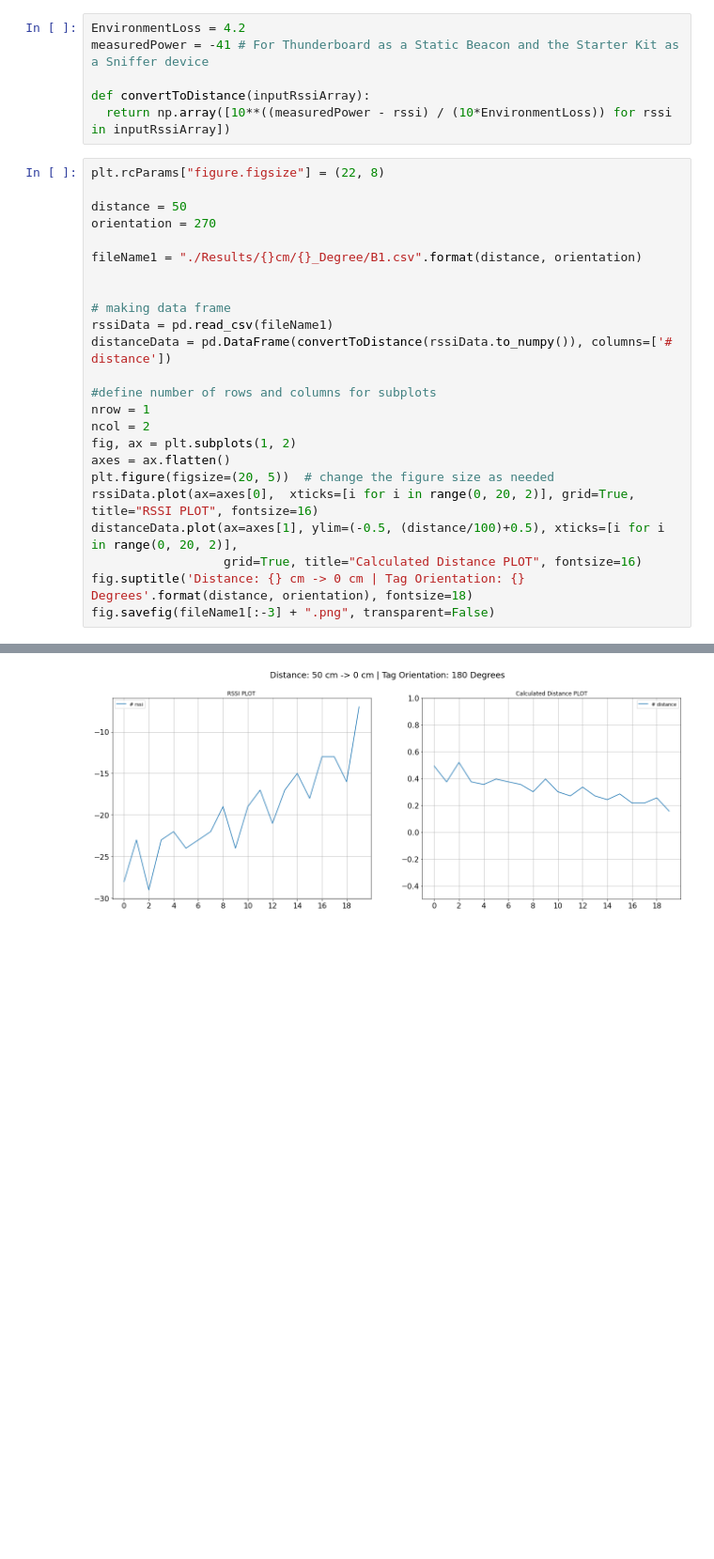
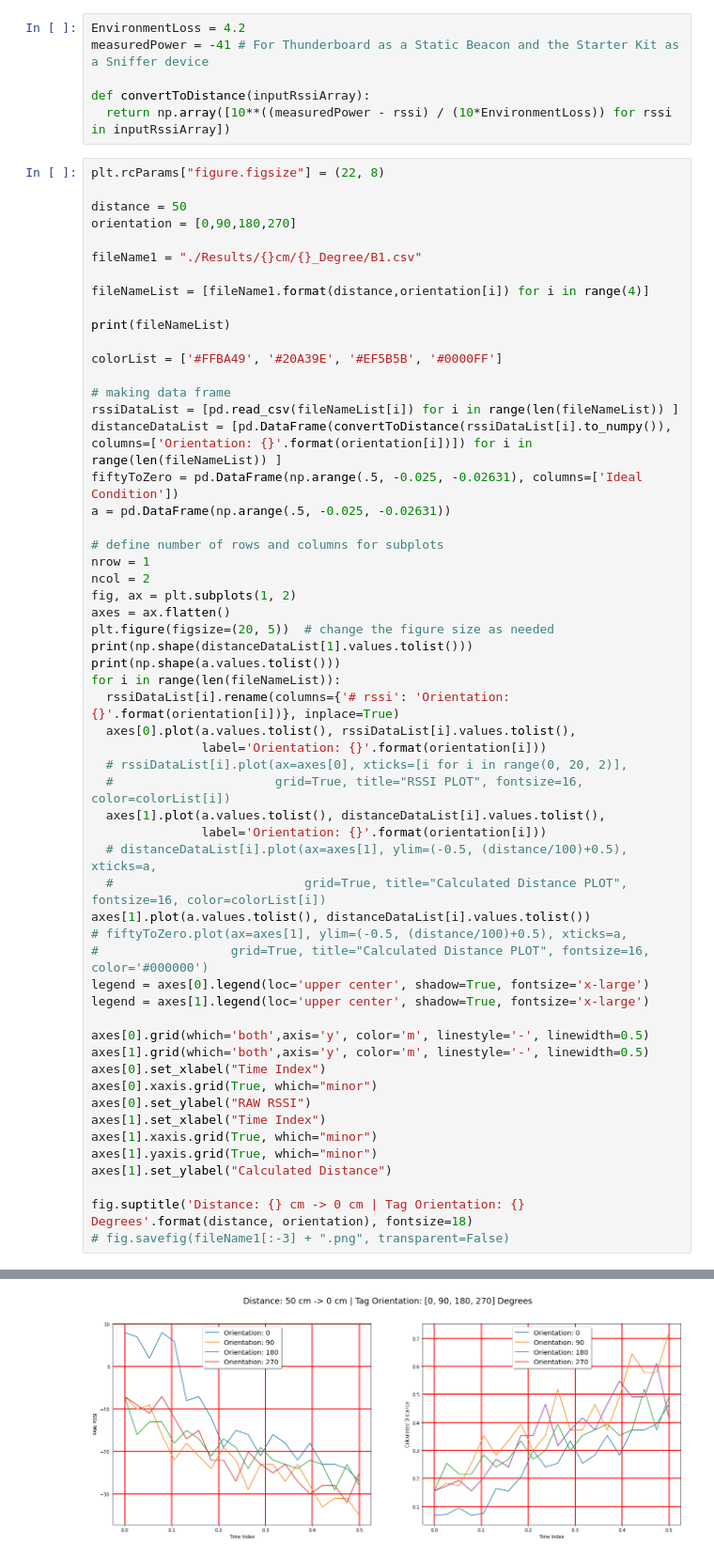
Before and after one commit to jenish-rudani/BLE-Tools-RTLS-Guard, a Jupyter notebook: ScannerTag/analysis.ipynb, the cells around one changed output, grey strips where cells are left out. Shown: that part at 94% size. Cells and saved outputs as stored; diff of their text form; blank space fills up the shorter version.

Commit message:
updated scanner app and merged plots

```diff
--- a/ScannerTag/analysis.ipynb
+++ b/ScannerTag/analysis.ipynb
@@ -13,24 +12,56 @@ def convertToDistance(inputRssiArray):
 plt.rcParams["figure.figsize"] = (22, 8)
 
 distance = 50
-orientation = 270
+orientation = [0,90,180,270]
 
-fileName1 = "./Results/{}cm/{}_Degree/B1.csv".format(distance, orientation)
+fileName1 = "./Results/{}cm/{}_Degree/B1.csv"
 
+fileNameList = [fileName1.format(distance,orientation[i]) for i in range(4)]
+
+print(fileNameList)
+
+colorList = ['#FFBA49', '#20A39E', '#EF5B5B', '#0000FF']
 
 # making data frame
-rssiData = pd.read_csv(fileName1)
-distanceData = pd.DataFrame(convertToDistance(rssiData.to_numpy()), columns=['# distance'])
+rssiDataList = [pd.read_csv(fileNameList[i]) for i in range(len(fileNameList)) ]
+distanceDataList = [pd.DataFrame(convertToDistance(rssiDataList[i].to_numpy()), columns=['Orientation: {}'.format(orientation[i])]) for i in range(len(fileNameList)) ]
+fiftyToZero = pd.DataFrame(np.arange(.5, -0.025, -0.02631), columns=['Ideal Condition'])
+a = pd.DataFrame(np.arange(.5, -0.025, -0.02631))
 
-#define number of rows and columns for subplots
+# define number of rows and columns for subplots
 nrow = 1
 ncol = 2
 fig, ax = plt.subplots(1, 2)
 axes = ax.flatten()
 plt.figure(figsize=(20, 5))  # change the figure size as needed
-rssiData.plot(ax=axes[0],  xticks=[i for i in range(0, 20, 2)], grid=True, title="RSSI PLOT", fontsize=16)
-distanceData.plot(ax=axes[1], ylim=(-0.5, (distance/100)+0.5), xticks=[i for i in range(0, 20, 2)],
-                  grid=True, title="Calculated Distance PLOT", fontsize=16)
+print(np.shape(distanceDataList[1].values.tolist()))
+print(np.shape(a.values.tolist()))
+for i in range(len(fileNameList)):
+  rssiDataList[i].rename(columns={'# rssi': 'Orientation: {}'.format(orientation[i])}, inplace=True)
+  axes[0].plot(a.values.tolist(), rssiDataList[i].values.tolist(),
+               label='Orientation: {}'.format(orientation[i]))
+  # rssiDataList[i].plot(ax=axes[0], xticks=[i for i in range(0, 20, 2)],
+  #                      grid=True, title="RSSI PLOT", fontsize=16, color=colorList[i])
+  axes[1].plot(a.values.tolist(), distanceDataList[i].values.tolist(),
+               label='Orientation: {}'.format(orientation[i]))
+  # distanceDataList[i].plot(ax=axes[1], ylim=(-0.5, (distance/100)+0.5), xticks=a,
+  #                          grid=True, title="Calculated Distance PLOT", fontsize=16, color=colorList[i])
+axes[1].plot(a.values.tolist(), distanceDataList[i].values.tolist())
+# fiftyToZero.plot(ax=axes[1], ylim=(-0.5, (distance/100)+0.5), xticks=a,
+#                  grid=True, title="Calculated Distance PLOT", fontsize=16, color='#000000')
+legend = axes[0].legend(loc='upper center', shadow=True, fontsize='x-large')
+legend = axes[1].legend(loc='upper center', shadow=True, fontsize='x-large')
+
+axes[0].grid(which='both',axis='y', color='m', linestyle='-', linewidth=0.5)
+axes[1].grid(which='both',axis='y', color='m', linestyle='-', linewidth=0.5)
+axes[0].set_xlabel("Time Index")
+axes[0].xaxis.grid(True, which="minor")
+axes[0].set_ylabel("RAW RSSI")
+axes[1].set_xlabel("Time Index")
+axes[1].xaxis.grid(True, which="minor")
+axes[1].yaxis.grid(True, which="minor")
+axes[1].set_ylabel("Calculated Distance")
+
 fig.suptitle('Distance: {} cm -> 0 cm | Tag Orientation: {} Degrees'.format(distance, orientation), fontsize=18)
-fig.savefig(fileName1[:-3] + ".png", transparent=False)
+# fig.savefig(fileName1[:-3] + ".png", transparent=False)
 # %% [output]
@@ -37 +72 @@ fig.savefig(fileName1[:-3] + ".png", transparent=False)
-[figure, old version]
+[figure, new version]
```
Also changed, not shown: parts of 2 cells of this notebook, 2 other files.
